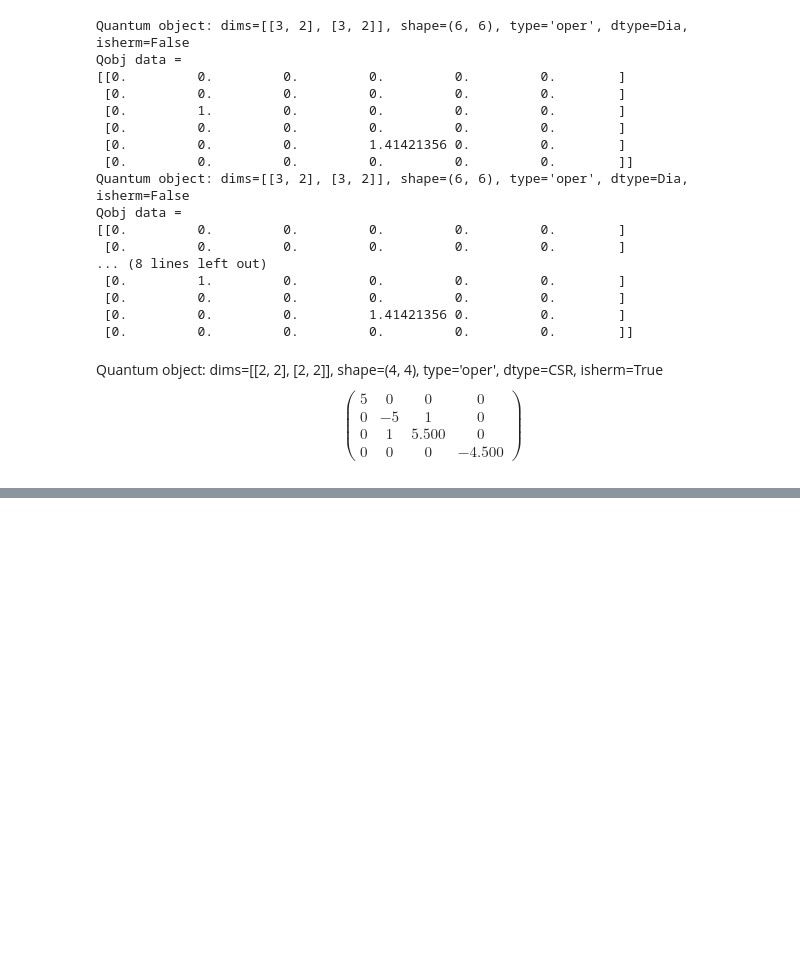
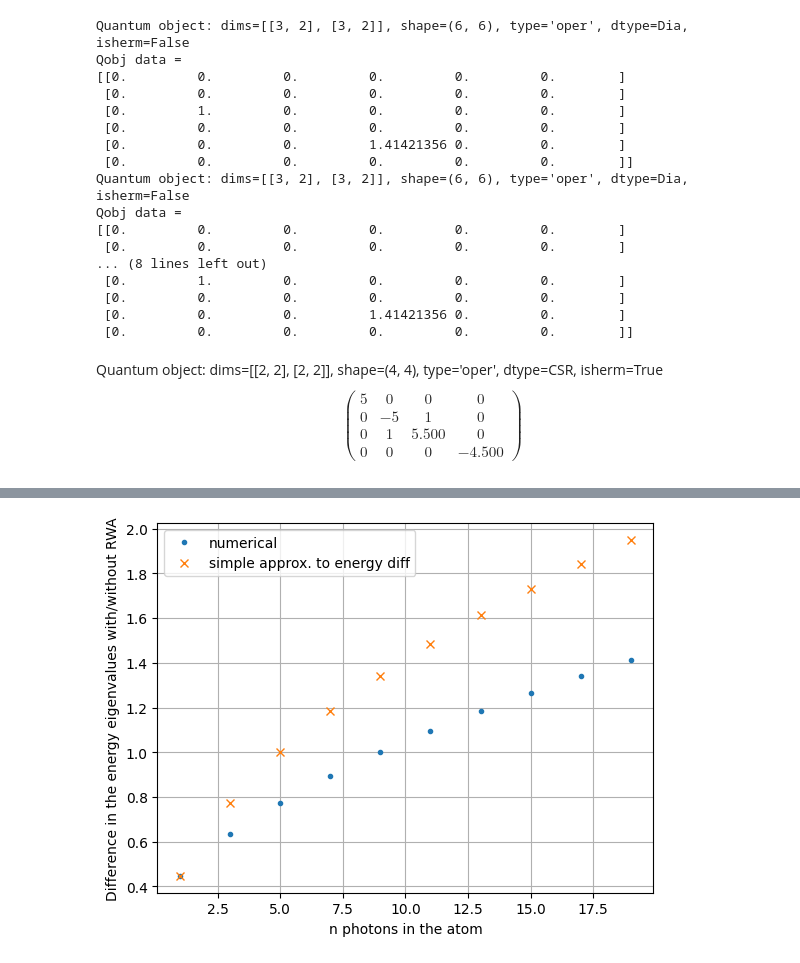
Before and after one commit to Pablo-The-Squirell/Simplest-JC-Model-E-state-Finder, a Jupyter notebook: Codes/qutip_test.ipynb, the cells around one changed output, grey strips where cells are left out. Drawn from its saved outputs; the diff is of its cells as text; code cells hidden in the pictures; blank space fills up the shorter version.

```diff
--- a/Codes/qutip_test.ipynb
+++ b/Codes/qutip_test.ipynb
@@ -673,0 +743,13 @@ plt.show()
+# %%
+a = tensor(destroy(2), qeye(2))
+adag = tensor(create(2), qeye(2))
+sigma_z = tensor(qeye(4), sigmaz())*(-1)
+sigp_a = tensor(destroy(4), create(2))
+
+state = tensor(basis(4, 3), basis(2, 1))
+
+print(state)
+print(sigma_z)
+# print(e_1)
+# print((adag*a) * e_1)
+# adag*a
@@ -705,0 +937,68 @@ Quantum object: dims=[[2, 2], [2, 2]], shape=(4, 4), type='oper', dtype=CSR, ish
+# %%
+import numpy as np
+
+N= 20
+e=2/np.sqrt(N)
+
+n=[]
+for i in range(1,N):
+    n.append(i)
+
+
+times = np.linspace(0.0, 20.0, 800)
+psi0 = tensor(fock(N, 0), fock(2,1) )
+
+psi1 = tensor(fock(N, 1), fock(2,1) )
+a = tensor(destroy(N),qeye(2))
+sm = tensor(qeye(N),destroy(2))
+sigma_z = -tensor(qeye(N),sigmaz())
+
+H0 = 1 * a.dag() * a + 1/2 * sigma_z
+H1 = e/2 * ((a.dag() * sm) + (sm.dag()*a)) #truncation / approximation
+H2 = e/2 * (a.dag() + a) * (sm + sm.dag())
+H = H0 + H1
+H=H
+
+num_eigenstates = 2*N
+    # Find the eigenstates of the Hamiltonian
+evals, evecs = H.eigenstates()
+    # Time evolution
+    # Check higher eigenstates
+
+big_truth = []
+
+
+
+
+for i in range(N):
+    if i % 2 == 1:
+        continue
+    small_truth = np.full(2*N, True)
+    small_truth[i+1] = False
+    small_truth[i+2] = False
+    big_truth.append((small_truth))
+
+# print(big_truth)
+
+e_gap=[]
+for bt in big_truth:
+    for i in range(0,len(evals)):
+        truth_arr_i = np.array((evecs[i].full())).flatten() == 0
+        for j in range(0,len(evals)):
+            truth_arr_j = np.array((evecs[j].full())).flatten() == 0
+            if np.all(truth_arr_i==bt) and np.all(truth_arr_j==bt) and evecs[i]!=evecs[j]:
+                e_gap.append(np.abs(evals[j]-evals[i]))
+                break
+
+
+print((e_gap))
+
+print(n)
+
+plt.plot(np.array(n[::2]), np.array(e_gap[::2]), '.',label = 'numerical')
+plt.plot(np.array(n[::2]), e*np.sqrt(np.array(n[::2])), 'x', label = 'simple approx. to energy diff')
+plt.xlabel('n photons in the atom')
+plt.ylabel('Difference in the energy eigenvalues with/without RWA')
+plt.legend()
+plt.grid()
+# %% [output]
@@ -705,0 +1007 @@ Quantum object: dims=[[2, 2], [2, 2]], shape=(4, 4), type='oper', dtype=CSR, ish
+[figure, added]
```
Also changed, not shown: parts of 18 cells of this notebook.
